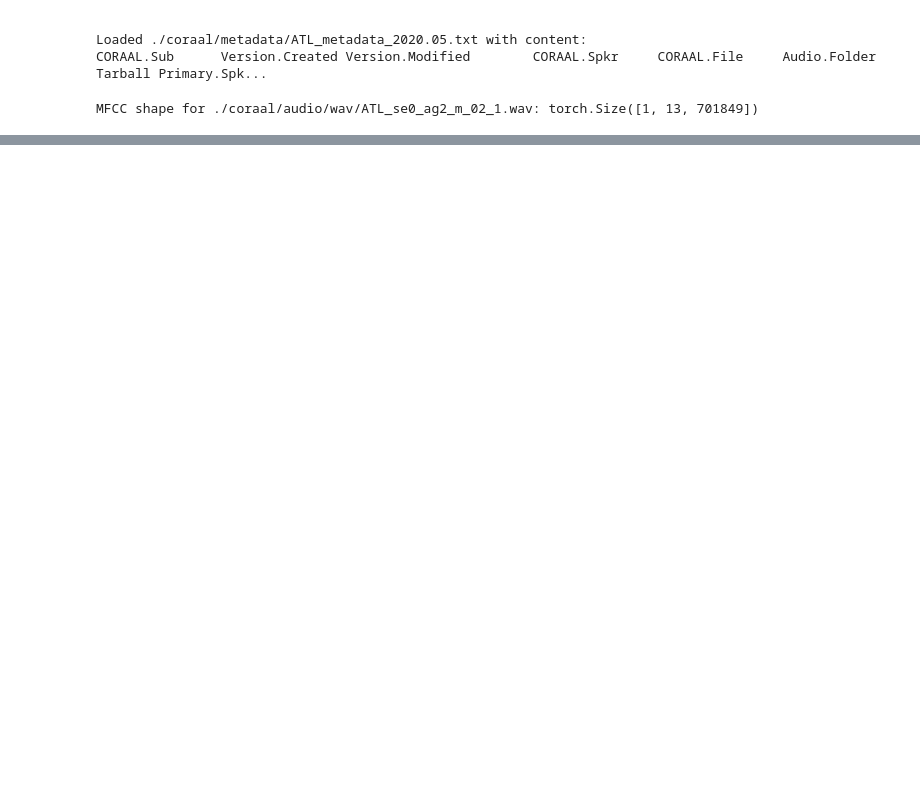
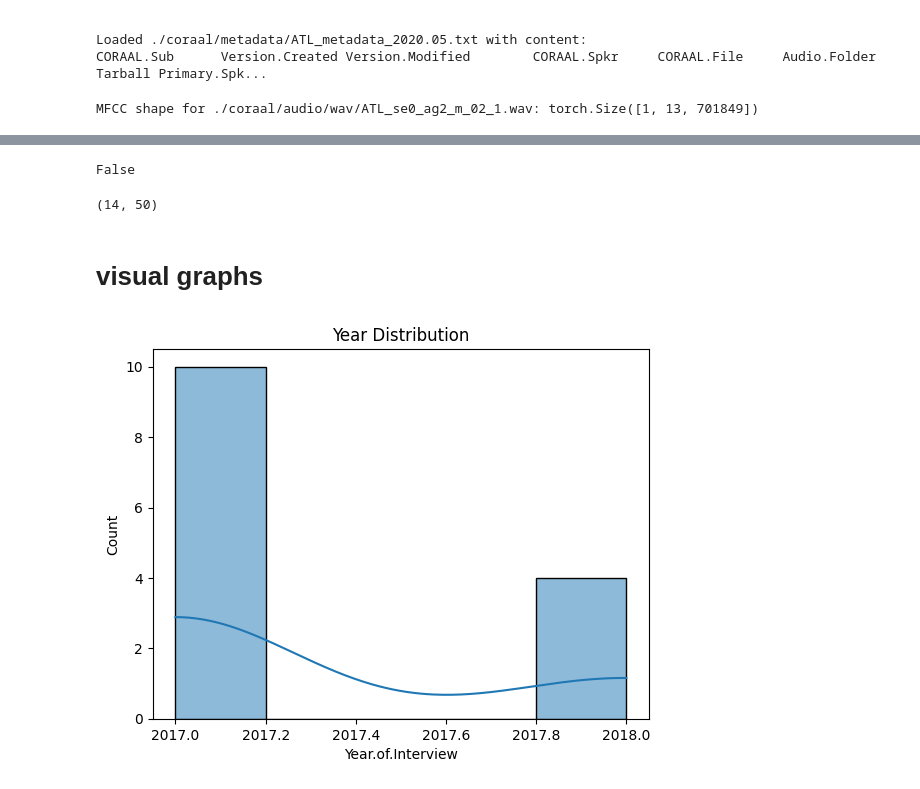
Before and after one commit to NACME-AIML-2024/final-project-dialect-dynamics, a Jupyter notebook: notebooks/aave-eda.ipynb, the cells around one changed output, grey strips where cells are left out. Drawn from its saved outputs; the diff is of its cells as text; code cells hidden in the pictures; blank space fills up the shorter version.

Commit message:
working on eda of interview date and making a df

```diff
--- a/notebooks/aave-eda.ipynb
+++ b/notebooks/aave-eda.ipynb
@@ -331,0 +334,24 @@ MFCC shape for ./coraal/audio/wav/ATL_se0_ag2_m_02_1.wav: torch.Size([1, 13, 701
+# %%
+import os
+import pandas as pd
+
+# Define the path to the metadata folder
+metadata_folder = './coraal/metadata'
+
+# List all .txt files in the metadata folder
+txt_files = [os.path.join(metadata_folder, f) for f in os.listdir(metadata_folder) if f.endswith('.txt')]
+
+# Initialize an empty DataFrame to store the data
+data = pd.DataFrame()
+
+# Iterate over the .txt files and read their contents
+for txt_file in txt_files:
+    # Read the .txt file into a DataFrame
+    df = pd.read_csv(txt_file, delimiter='\t')  # Adjust header=None if the .txt files have headers
+    df['source_file'] = txt_file  # Add a column to indicate the source file
+
+    # Append the DataFrame to the main DataFrame
+    data = pd.concat([data, df], ignore_index=True)
+
+# Display the first few rows of the DataFrame
+print(data.head())
@@ -331,0 +513,23 @@ MFCC shape for ./coraal/audio/wav/ATL_se0_ag2_m_02_1.wav: torch.Size([1, 13, 701
+# %%
+data['Year.of.Interview'].isnull().any()
+print(data['Year.of.Interview'].isnull().any())
+# %% [output]
+False
+# %%
+# gives shape of dataframe to see how many rows to columns
+data.shape
+# %% [output]
+(14, 50)
+# %% [markdown]
+# visual graphs
+# %%
+import matplotlib.pyplot as plt
+import seaborn as sns
+
+# Distribution of numerical features
+# kde=true plots described as estimate to smooth the distribution and show on the plot as a line. just another way to view the data as a line
+sns.histplot(data['Year.of.Interview'], kde=True)
+plt.title('Year Distribution')
+plt.show()
+# %% [output]
+[figure, added]
```
Also changed, not shown: parts of 10 cells of this notebook.
